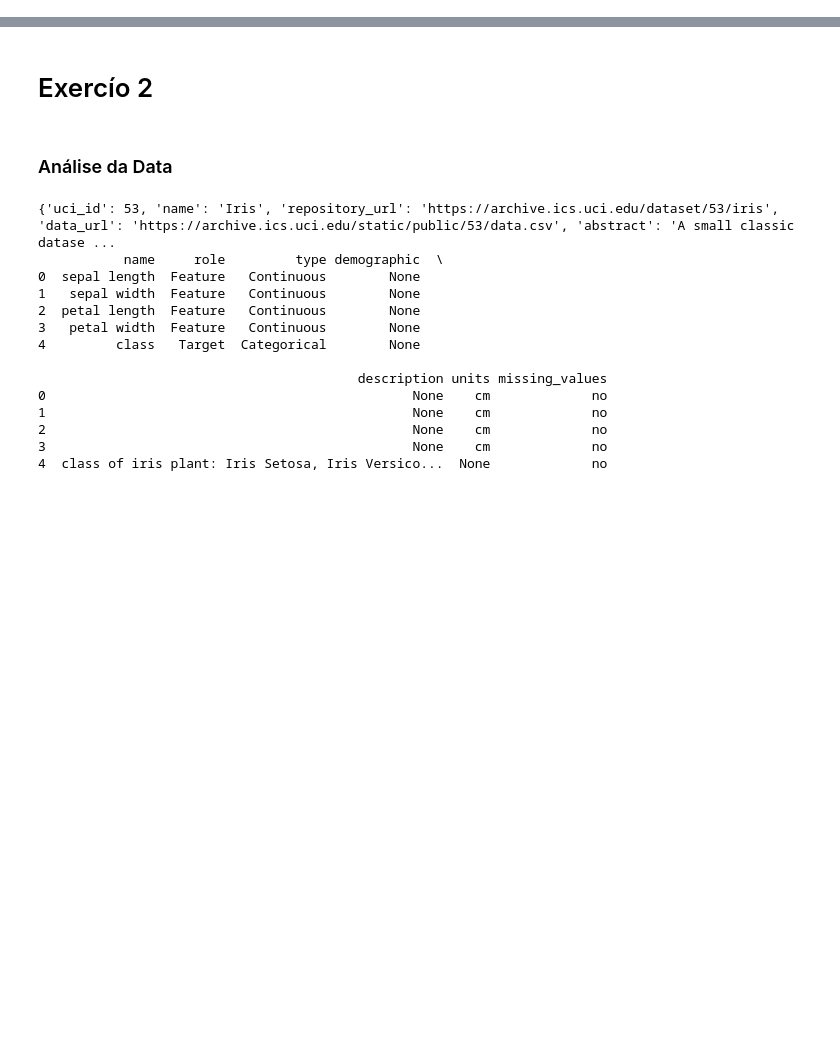
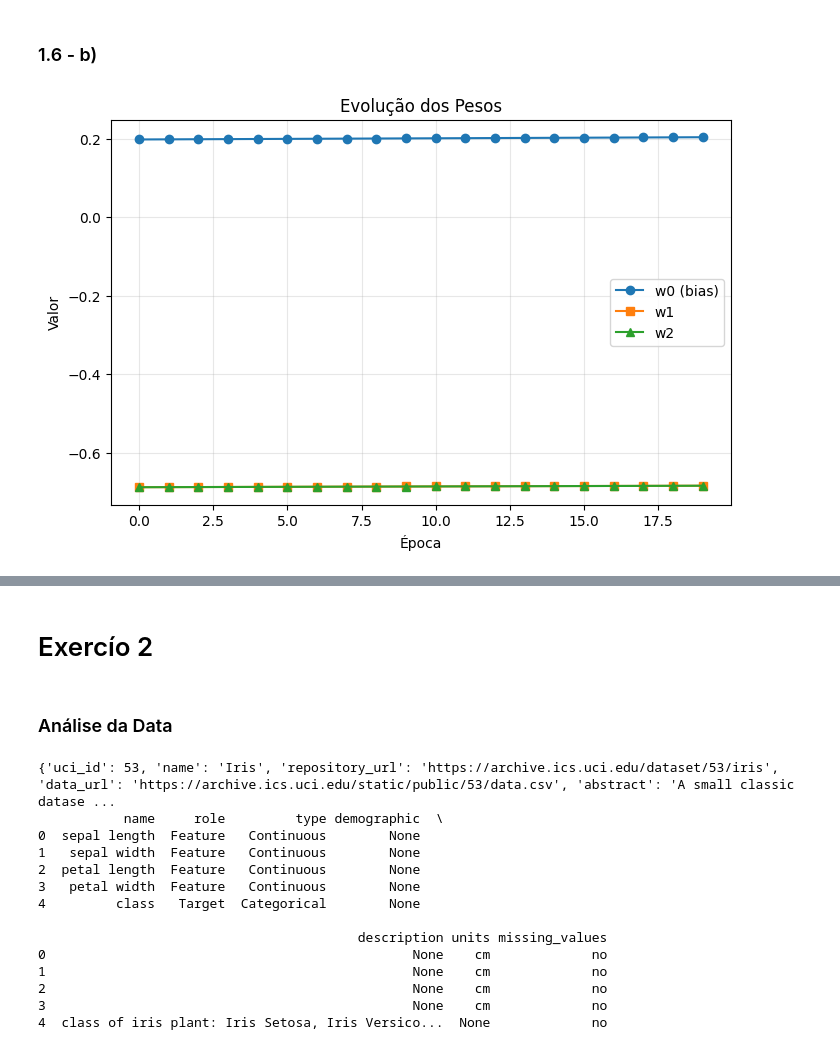
Before and after one commit to AlexRode/IAA, a Jupyter notebook: supervised.ipynb, the cells around one changed output, grey strips where cells are left out. Saved outputs shown, nothing was run; the diff lists cells and outputs as text; code cells hidden in the pictures; blank space fills up the shorter version.

```diff
--- a/supervised.ipynb
+++ b/supervised.ipynb
@@ -24,0 +124,13 @@ input_path = 'C:/Users/alexm/OneDrive/Ambiente de Trabalho/ESTUDO/4MASTER/2ºano
+# %% [markdown]
+### 1.6 - b)
+# %%
+weights = np.array(weights)
+plt.figure(figsize=(8,5))
+plt.plot(weights[:,0], 'o-', label='w0 (bias)')
+plt.plot(weights[:,1], 's-', label='w1')
+plt.plot(weights[:,2], '^-', label='w2')
+plt.title('Evolução dos Pesos')
+plt.xlabel('Época'); plt.ylabel('Valor')
+plt.legend(); plt.grid(alpha=0.3); plt.show()
+# %% [output]
+[figure, added]
```
Also changed, not shown: parts of 24 cells of this notebook.
